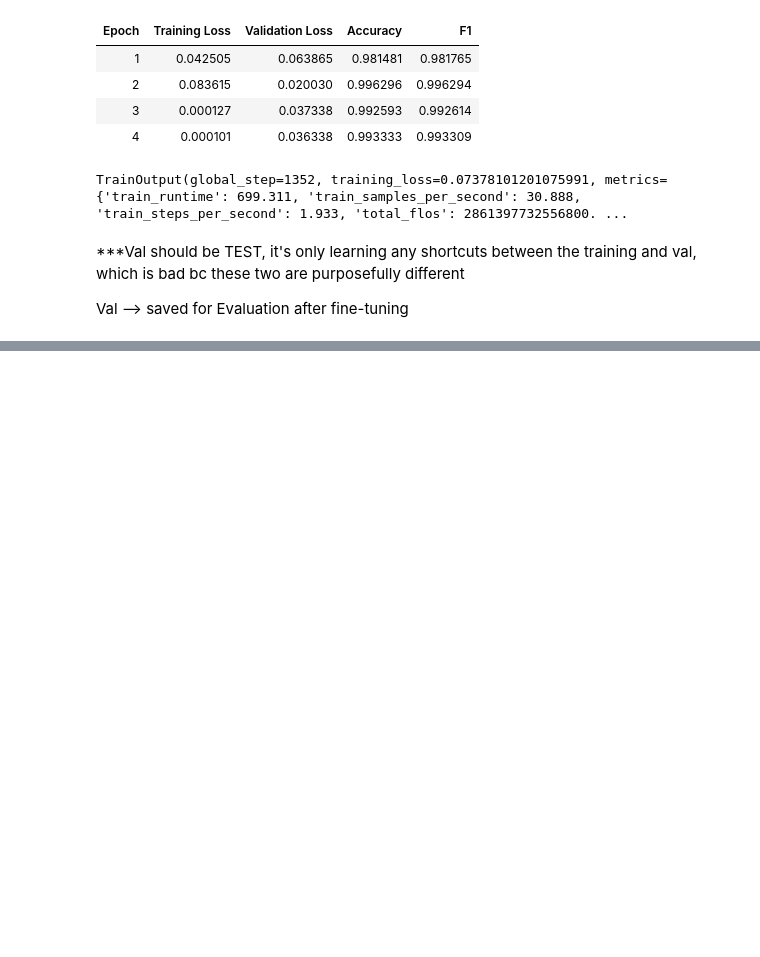
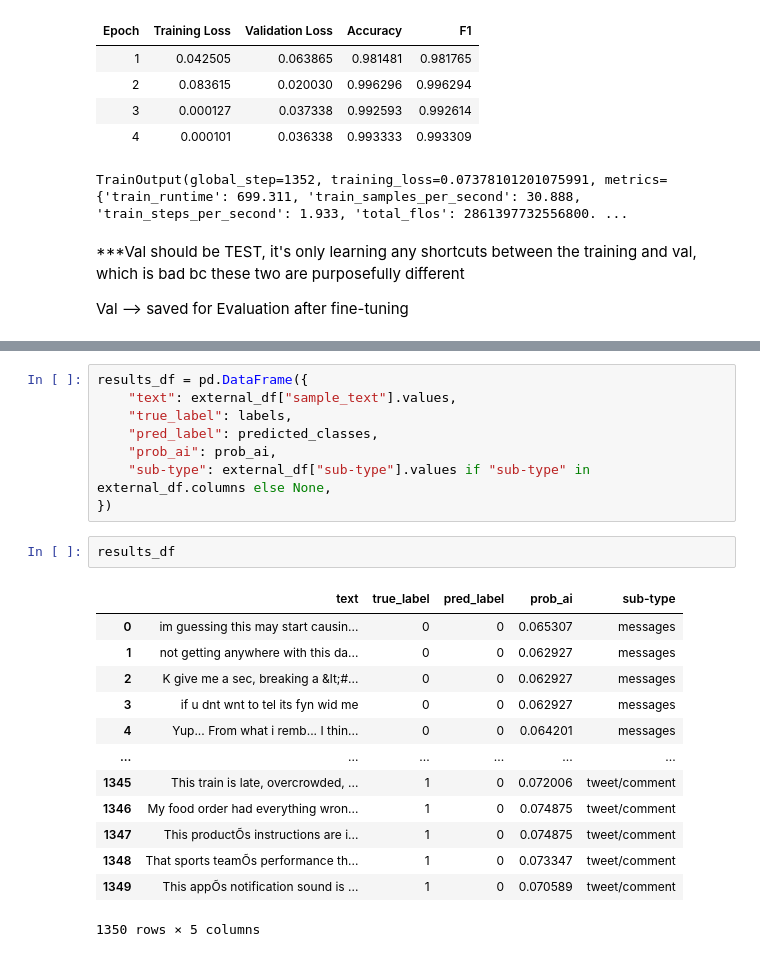
Before and after one commit to 4cekay/B101-Group2-NLP-Project, a Jupyter notebook: DetectorModel.ipynb, the cells around one changed output, grey strips where cells are left out. Drawn from its saved outputs; the diff is of its cells as text; blank space fills up the shorter version.

```diff
--- a/DetectorModel.ipynb
+++ b/DetectorModel.ipynb
@@ -362,0 +567,24 @@ Val --> saved for Evaluation after fine-tuning
+# %%
+results_df = pd.DataFrame({
+    "text": external_df["sample_text"].values,
+    "true_label": labels,
+    "pred_label": predicted_classes,
+    "prob_ai": prob_ai,
+    "sub-type": external_df["sub-type"].values if "sub-type" in external_df.columns else None,
+})
+# %%
+results_df
+# %% [output]
+|  | text | true_label | pred_label | prob_ai | sub-type |
+| 0 | im guessing this may start causin... | 0 | 0 | 0.065307 | messages |
+| 1 | not getting anywhere with this da... | 0 | 0 | 0.062927 | messages |
+| 2 | K give me a sec, breaking a &lt;#... | 0 | 0 | 0.062927 | messages |
+| 3 | if u dnt wnt to tel its fyn wid me | 0 | 0 | 0.062927 | messages |
+| 4 | Yup... From what i remb... I thin... | 0 | 0 | 0.064201 | messages |
+| ... | ... | ... | ... | ... | ... |
+| 1345 | This train is late, overcrowded, ... | 1 | 0 | 0.072006 | tweet/comment |
+| 1346 | My food order had everything wron... | 1 | 0 | 0.074875 | tweet/comment |
+| 1347 | This productÕs instructions are i... | 1 | 0 | 0.074875 | tweet/comment |
+| 1348 | That sports teamÕs performance th... | 1 | 0 | 0.073347 | tweet/comment |
+| 1349 | This appÕs notification sound is ... | 1 | 0 | 0.070589 | tweet/comment |
+1350 rows × 5 columns
```
Also changed, not shown: parts of 13 cells of this notebook.
